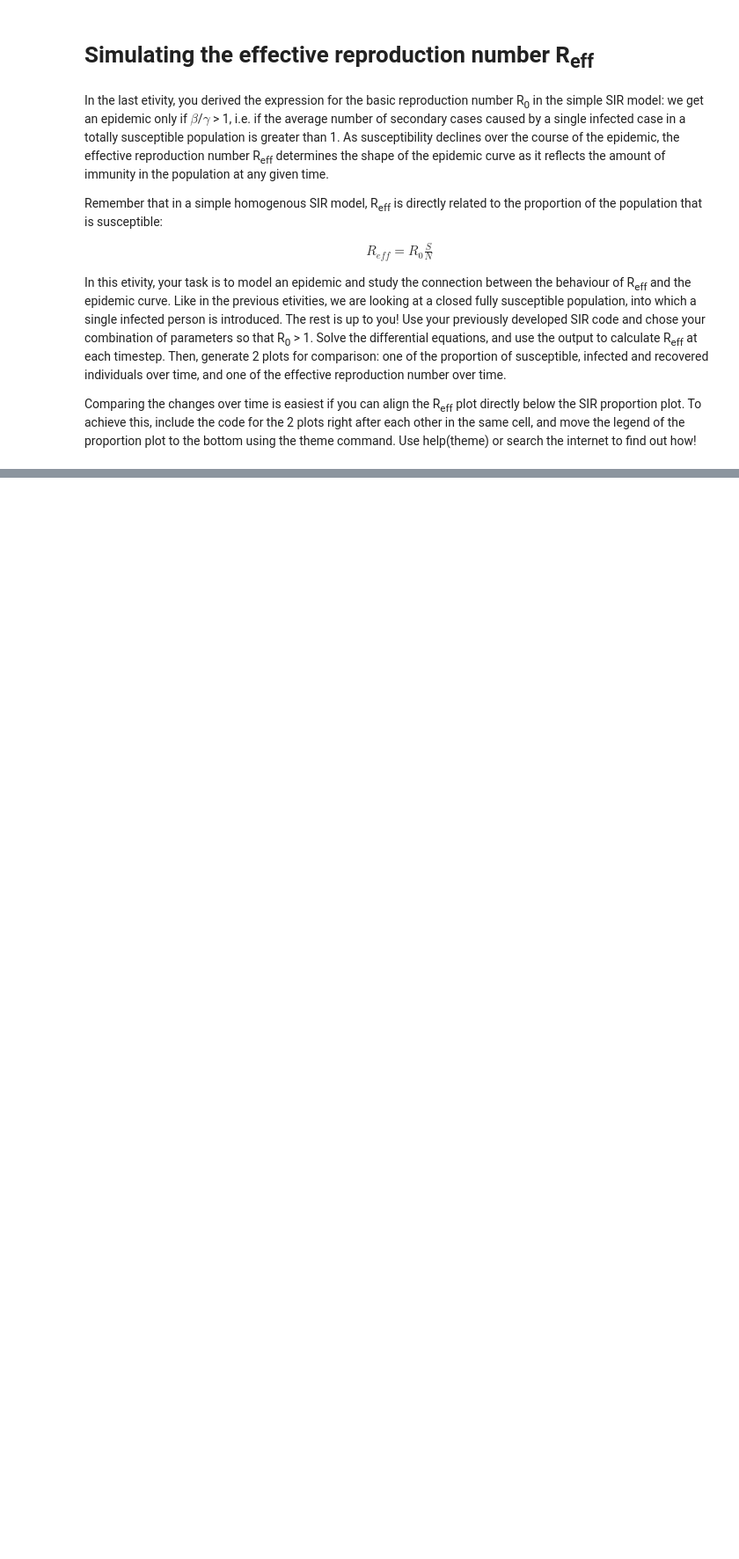
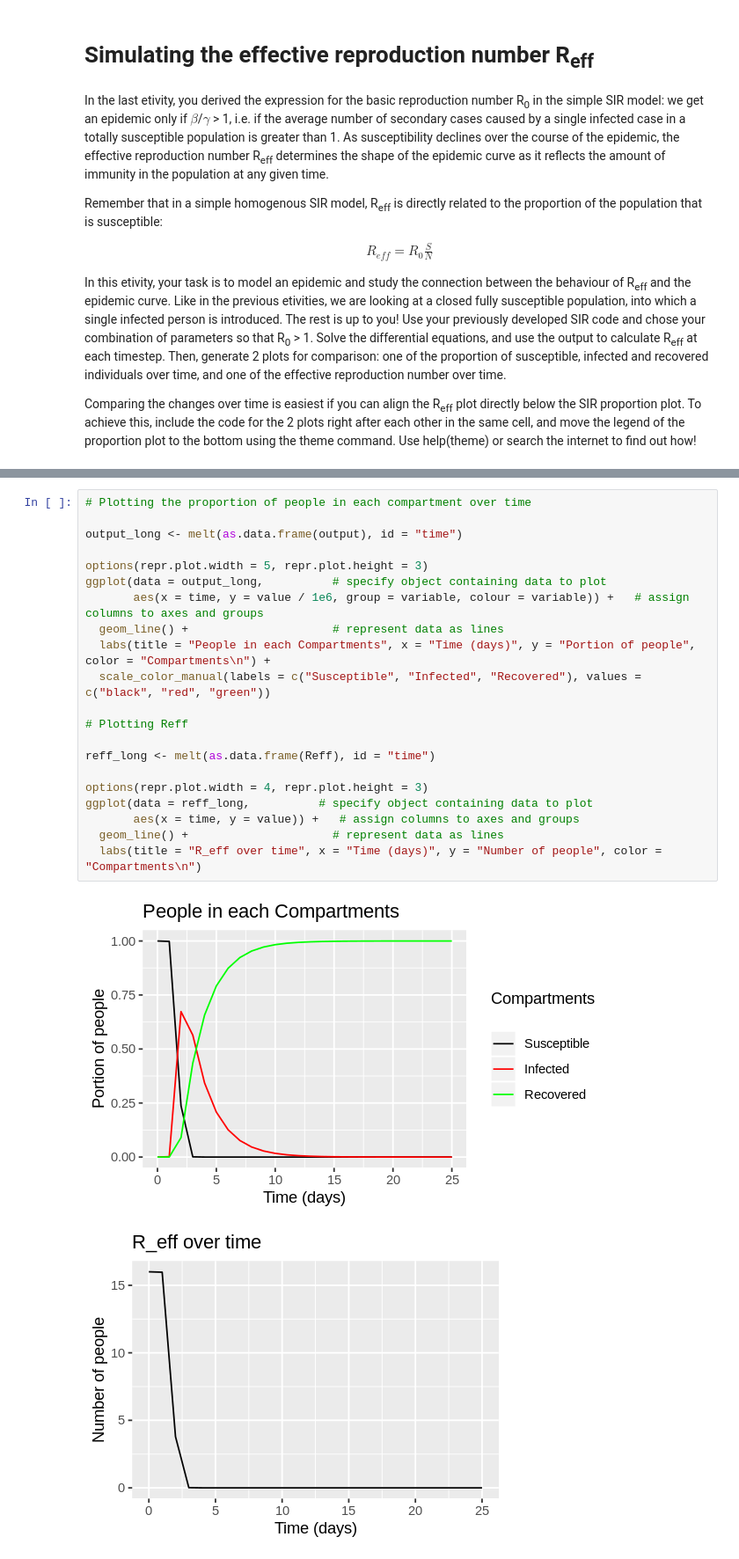
Before and after one commit to Arashlf/Developing-the-SIR-Model-ICL, a Jupyter notebook: Week 3/Mod_3_notebook_2_Simulating_Reff.ipynb, the cells around one changed output, grey strips where cells are left out. Shown: that part at 88% size. Saved outputs shown, nothing was run; the diff lists cells and outputs as text; blank space fills up the shorter version.

```diff
--- a/Week 3/Mod_3_notebook_2_Simulating_Reff.ipynb
+++ b/Week 3/Mod_3_notebook_2_Simulating_Reff.ipynb
@@ -26,2 +59,26 @@ Comparing the changes over time is easiest if you can align the R<sub>eff</sub>
+# %%
+# Plotting the proportion of people in each compartment over time
+
+output_long <- melt(as.data.frame(output), id = "time")
+
+options(repr.plot.width = 5, repr.plot.height = 3)
+ggplot(data = output_long,          # specify object containing data to plot
+       aes(x = time, y = value / 1e6, group = variable, colour = variable)) +   # assign columns to axes and groups
+  geom_line() +                     # represent data as lines
+  labs(title = "People in each Compartments", x = "Time (days)", y = "Portion of people", color = "Compartments\n") +
+  scale_color_manual(labels = c("Susceptible", "Infected", "Recovered"), values = c("black", "red", "green"))
+
+# Plotting Reff
+
+reff_long <- melt(as.data.frame(Reff), id = "time")
+
+options(repr.plot.width = 4, repr.plot.height = 3)
+ggplot(data = reff_long,          # specify object containing data to plot
+       aes(x = time, y = value)) +   # assign columns to axes and groups
+  geom_line() +                     # represent data as lines
+  labs(title = "R_eff over time", x = "Time (days)", y = "Number of people", color = "Compartments\n")
+# %% [output]
+[figure, added]
+[figure, added]
 # %% [markdown]
 ### Question: How does R<sub>eff</sub> vary over the course of the epidemic? What do you notice about the connection between the change in R<sub>eff</sub> and the epidemic curve over time? In relation to R<sub>eff</sub>, when does the epidemic peak and start to decline?
```
Also changed, not shown: parts of 3 cells of this notebook.
